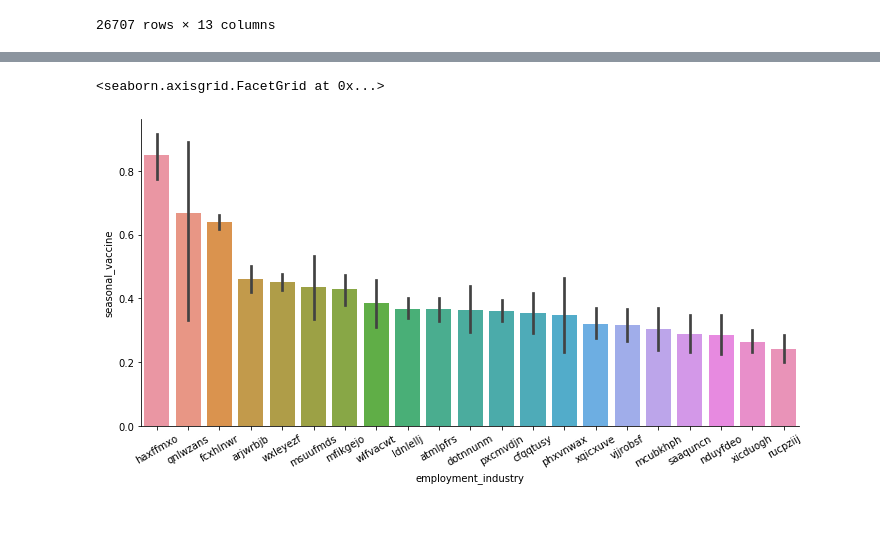
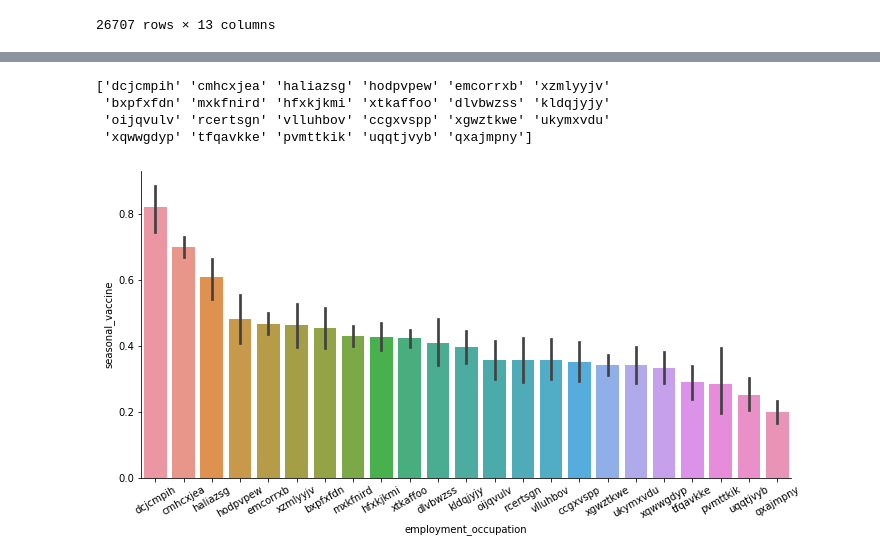
Before and after one commit to lilisbeit/Targeted-Flu-Vaccination-Outreach, a Jupyter notebook: variable-category-test.ipynb, the cells around one changed output, grey strips where cells are left out. Saved outputs shown, nothing was run; the diff lists cells and outputs as text; code cells hidden in the pictures; blank space fills up the shorter version.

```diff
--- a/variable-category-test.ipynb
+++ b/variable-category-test.ipynb
@@ -346,7 +393,13 @@ for c in train_to_plot.drop(columns=['seasonal_vaccine']).columns:
 # %%
-sort_order = train_to_plot.groupby('employment_industry')['seasonal_vaccine'].mean().sort_values(ascending=False).index.values
-plot = sns.catplot(data=train_to_plot, x='employment_industry', y='seasonal_vaccine', kind='bar', height=5, aspect=2, order=sort_order)
+# arrange employment_occupation values by probability - see if there are groupings
+
+sort_order = train_to_plot.groupby('employment_occupation')['seasonal_vaccine'].mean().sort_values(ascending=False).index.values
+plot = sns.catplot(data=train_to_plot, x='employment_occupation', y='seasonal_vaccine', kind='bar', height=5, aspect=2, order=sort_order)
 plot.set_xticklabels(rotation=30)
+print(sort_order)
 # %% [output]
-<seaborn.axisgrid.FacetGrid at 0x...>
+['dcjcmpih' 'cmhcxjea' 'haliazsg' 'hodpvpew' 'emcorrxb' 'xzmlyyjv'
+ 'bxpfxfdn' 'mxkfnird' 'hfxkjkmi' 'xtkaffoo' 'dlvbwzss' 'kldqjyjy'
+ 'oijqvulv' 'rcertsgn' 'vlluhbov' 'ccgxvspp' 'xgwztkwe' 'ukymxvdu'
+ 'xqwwgdyp' 'tfqavkke' 'pvmttkik' 'uqqtjvyb' 'qxajmpny']
-[figure, old version]
+[figure, new version]
```
Also changed, not shown: parts of 58 cells of this notebook, 1 other file.
